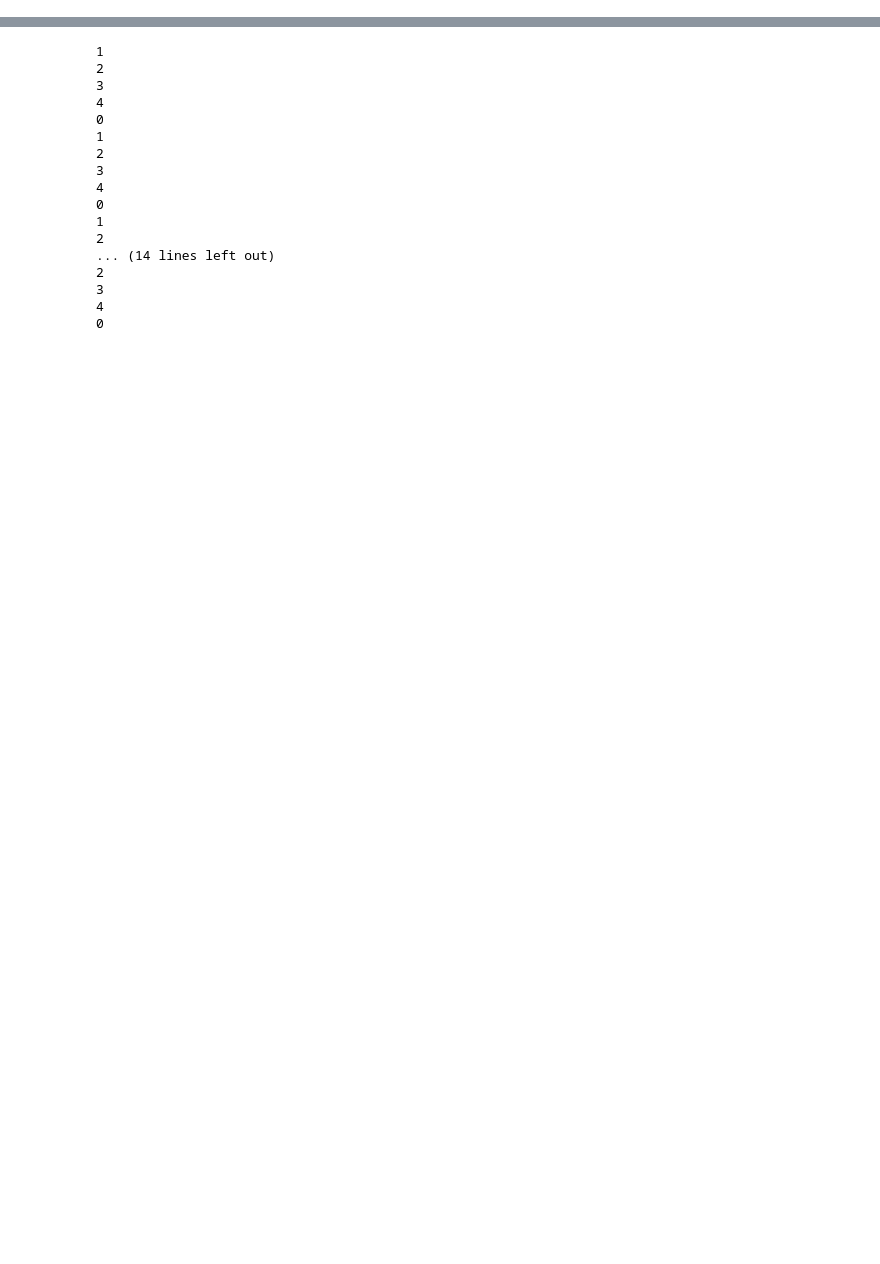
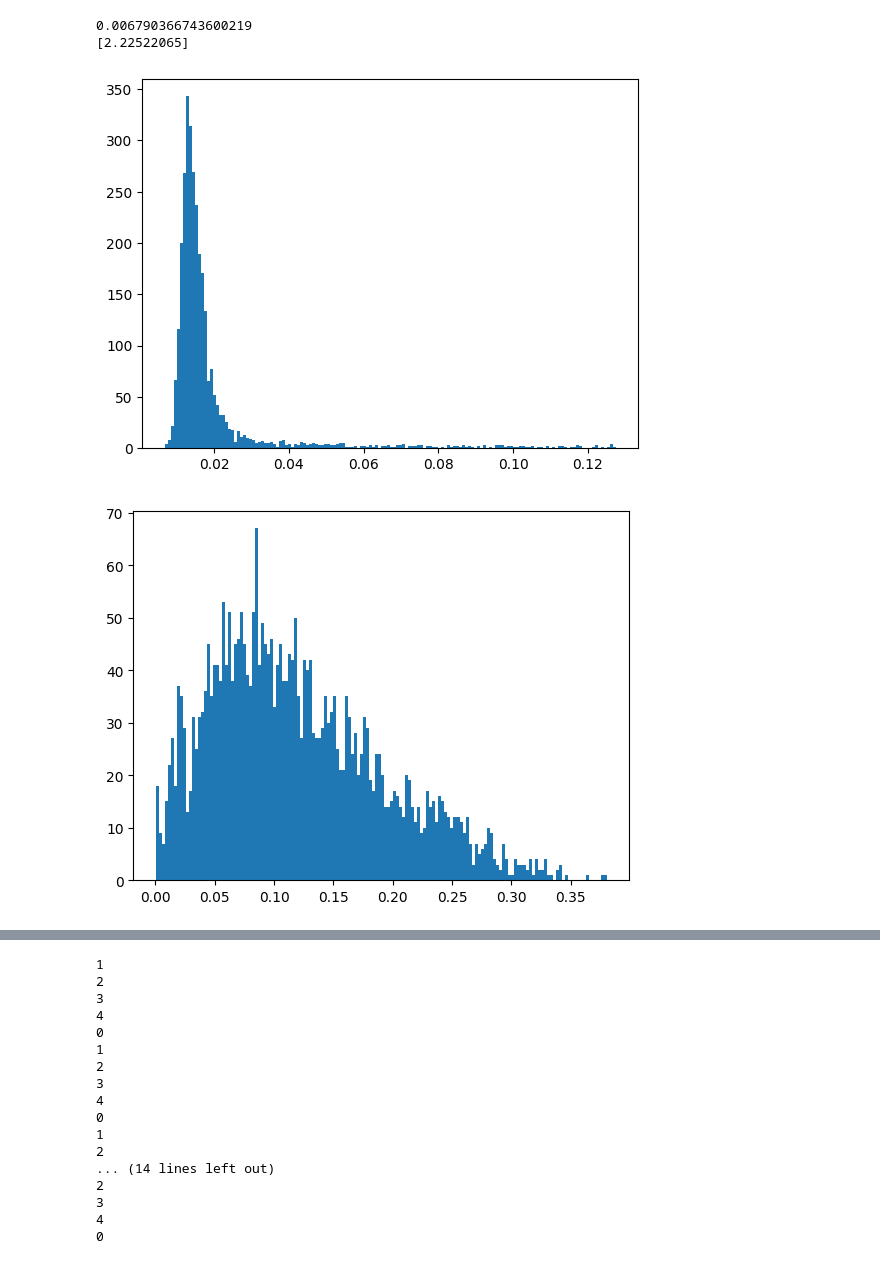
Before and after one commit to grmc1999/Algorithmic_trading, a Jupyter notebook: Untitled.ipynb, the cells around one changed output, grey strips where cells are left out. Drawn from its saved outputs; the diff is of its cells as text; code cells hidden in the pictures; blank space fills up the shorter version.

```diff
--- a/Untitled.ipynb
+++ b/Untitled.ipynb
@@ -11,0 +117,20 @@ import statsmodels
+# %%
+res_data=np.std(prob,axis=1)[np.std(prob,axis=1)==np.std(prob,axis=1)]
+print(np.min(res_data))
+min_variance=np.where(np.min(res_data)==np.std(prob,axis=1))
+print(max_v[np.where(np.min(res_data)==np.std(prob,axis=1))[0]])
+plt.hist(res_data,bins=150)
+plt.show()
+plt.hist(US,bins=150)
+plt.show()
+plt.hist((np.std(prob,axis=1)+US)/2,150)
+plt.show()
+plt.plot(res_data)
+plt.show()
+plt.plot(max_v)
+plt.show()
+# %% [output]
+0.006790366743600219
+[2.22522065]
+[figure, added]
+[figure, added]
```
Also changed, not shown: parts of 17 cells of this notebook.
